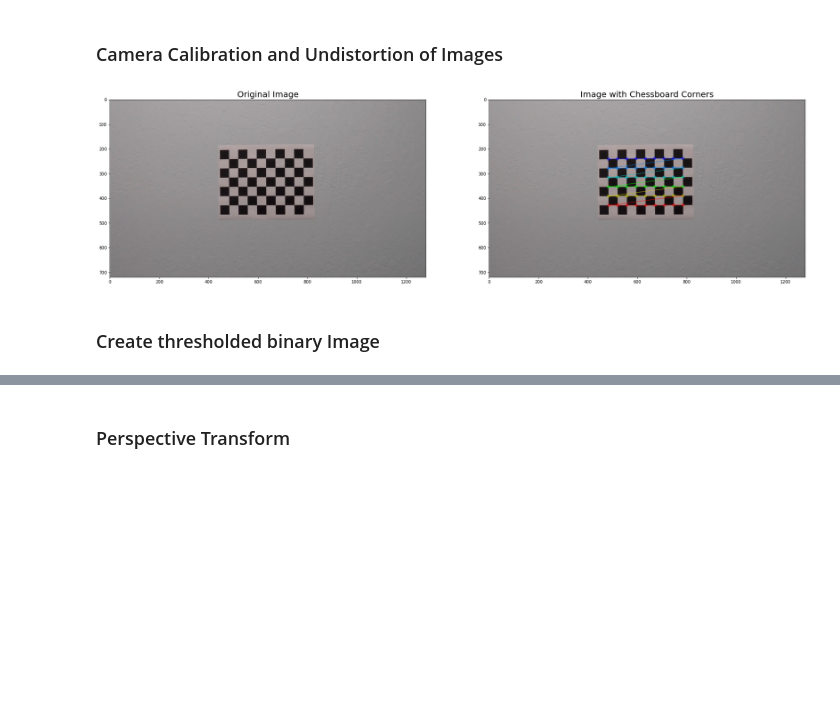
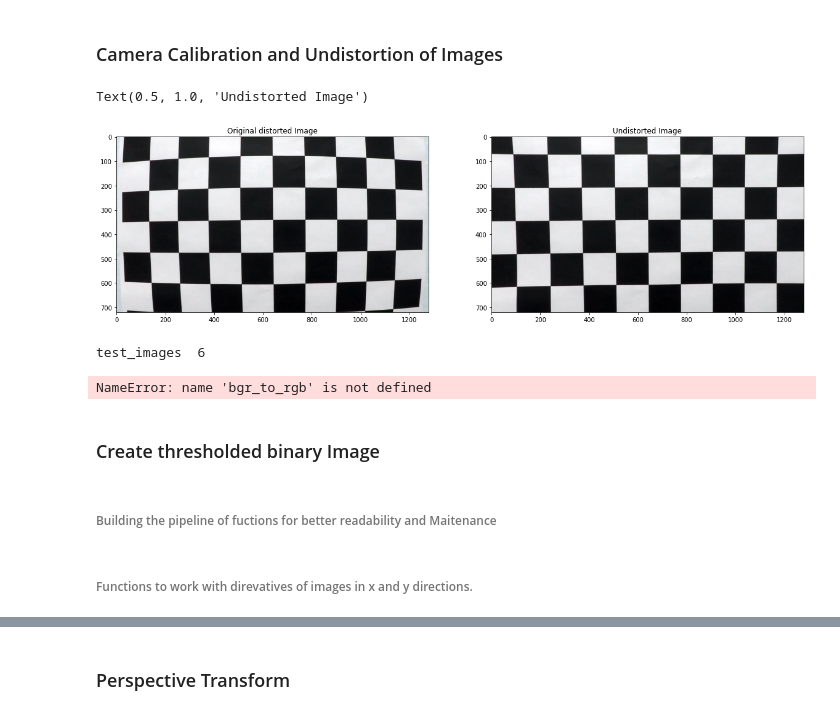
Before and after one commit to Usam95/CarND-Advanced-Lane-Lines, a Jupyter notebook: Advanced_Lane_Lines.ipynb, the cells around one changed output, grey strips where cells are left out. Cells and saved outputs as stored; diff of their text form; code cells hidden in the pictures; blank space fills up the shorter version.

```diff
--- a/Advanced_Lane_Lines.ipynb
+++ b/Advanced_Lane_Lines.ipynb
@@ -30,6 +35,9 @@ import matplotlib.image as mpimg
 nx = 9
 ny = 6
 img_dir_path = './camera_cal/calibration*.jpg'
+
+# Make a list of calibration images
+images = glob.glob(img_dir_path)
 
 def find_img_obj_points():
     # 1. Prepare object points like (0,0,0), (1,0,0), ..., (8,5,0)
@@ -39,19 +47,16 @@ def find_img_obj_points():
     # 2. Arrays to store object points and image points from all the images.
     objpoints = [] # 3d points in real world space
     imgpoints = [] # 2d points in image plane.
-    img_size = []
+    image_size = None
 
-    # 3. Make a list of calibration images
-    images = glob.glob(img_dir_path)
-
-    # 4. Create a figure for plotting imgs
+    # 3. Create a figure for plotting imgs
     f, axes = plt.subplots(1,2,figsize=(30,30))
 
-    # 5. Step through the list and search for chessboard corners
+    # 4. Step through the list and search for chessboard corners
     for i, fname in enumerate(images):
         origin_img = cv2.imread(fname)
         if i==2:
-            img_size.append((origin_img.shape[0],origin_img.shape[1]))
+            image_size = (origin_img.shape[0], origin_img.shape[1])
             # Plotting the original Image
             axes[0].set_title('Original Image', fontsize=20)
             axes[0].imshow(origin_img)
@@ -70,22 +75,50 @@ def find_img_obj_points():
                 axes[1].set_title('Image with Chessboard Corners', fontsize=20)
                 axes[1].imshow(origin_img)
 
-    return objpoints, imgpoints, img_size[0]
+    return objpoints, imgpoints, image_size
 # %%
 def calc_calibration_params():
     """Calculate and return camera matrix and distortion coefficients."""
-    obj_points, img_points, img_shape = find_img_obj_points()
-    ret, mtx, dist, rvecs, tvecs = cv2.calibrateCamera(obj_points, img_points, img_shape, None, None)
+    path = "camera_cal/dist_pickle.p"
+    dist_pickle = {}
+
+    if not os.path.isfile(path):
+        obj_points, img_points, img_shape = find_img_obj_points()
+        ret, mtx, dist, rvecs, tvecs = cv2.calibrateCamera(obj_points, img_points, img_shape, None, None)
+
+        dist_pickle["mtx"] = mtx
+        dist_pickle["dist"] = dist
+        pickle.dump(dist_pickle, open(path, "wb"));
+    else:
+        dist_pickle = pickle.load(open("camera_cal/dist_pickle.p", "rb" ))
+        mtx = dist_pickle["mtx"]
+        dist = dist_pickle["dist"]
+
     return mtx, dist
-# %%
-x,y = calc_calibration_params()
-# %% [output]
-[figure, removed]
 # %%
-def undistort_image(image):
+def undistort(image):
 
     mtx, dist = calc_calibration_params()
     dst_img = cv2.undistort(image, mtx, dist, None, mtx)
     return dst_img
+# %%
+origin_img = cv2.imread(images[6])
+undist_img = undistort(origin_img)
+
+fig, axes = plt.subplots(ncols=2, figsize=(20, 10))
+axes[0].imshow(origin_img)
+axes[0].set_title('Original distorted Image')
+axes[1].imshow(undist_img)
+axes[1].set_title('Undistorted Image')
+# %% [output]
+Text(0.5, 1.0, 'Undistorted Image')
+[figure, added]
+# %%
+pipeline(op='Undistorted')
+# %% [output]
+test_images  6
+NameError: name 'bgr_to_rgb' is not defined
 # %% [markdown]
 <h3>Create thresholded binary Image </h3>
+# %% [markdown]
+<h6> Building the pipeline of fuctions for better readability and Maitenance </h6>
@@ -92,3 +273,5 @@ def undistort_image(image):
+# %% [markdown]
+<h6> Functions to work with direvatives of images in x and y directions. </h6>
 # %%
 # function to return thresholded gradient based binary output
 def abs_sobel_thresh(img, orient='x', sobel_kernel=3, thresh=(0,255)):
```
Also changed, not shown: parts of 14 cells of this notebook.
